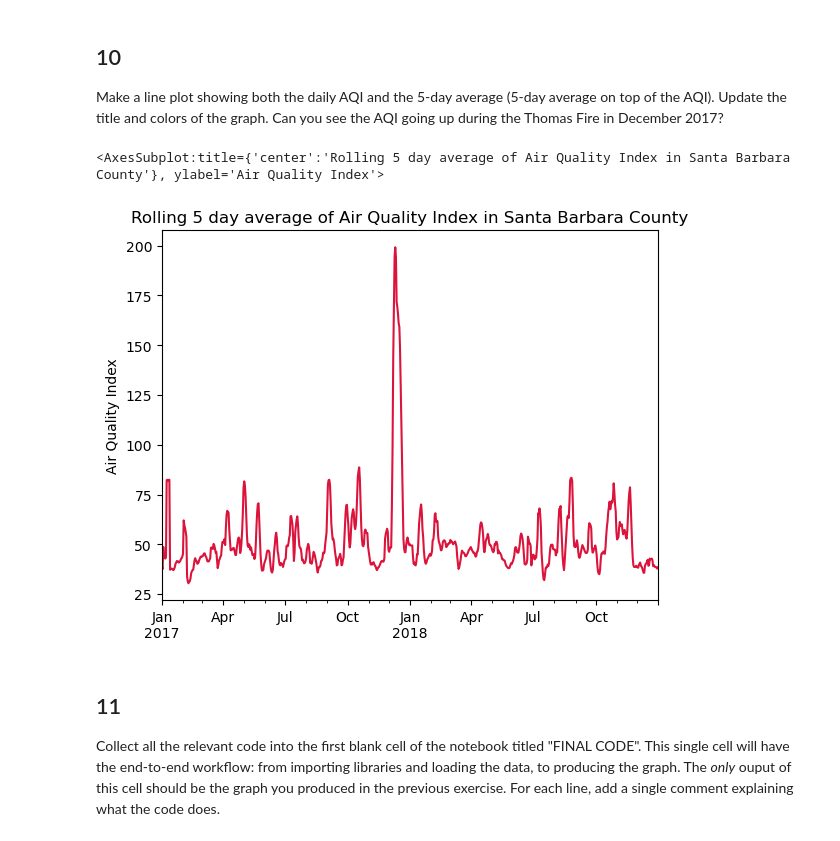
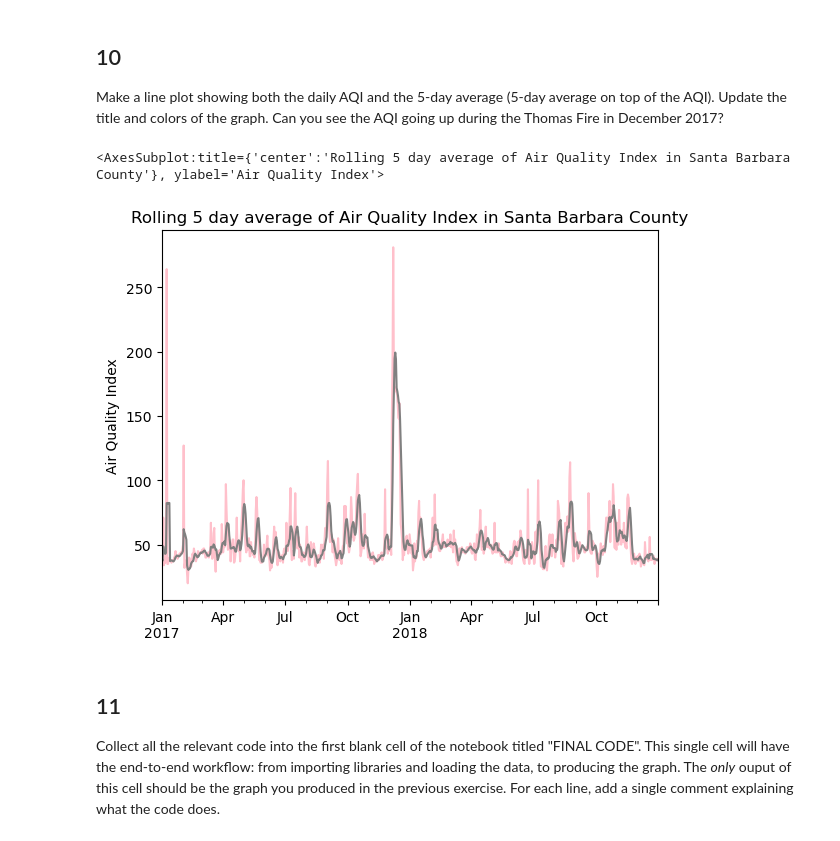
Before and after one commit to shmuir/eds220-hwk-2, a Jupyter notebook: hwk2-task2-aqi.ipynb, the cells around one changed output. Drawn from its saved outputs; the diff is of its cells as text; code cells hidden in the pictures.

```diff
--- a/hwk2-task2-aqi.ipynb
+++ b/hwk2-task2-aqi.ipynb
@@ -186,7 +186,7 @@ In the next cell:
 2. Update the index of `aqi_sb` to be the date column.
 # %%
 #1.
-pd.to_datetime(aqi_sb.date)
+aqi_sb.date = pd.to_datetime(aqi_sb.date)
 
 #2.
 aqi_sb = aqi_sb.set_index('date')
@@ -229,8 +231,6 @@ https://pandas.pydata.org/pandas-docs/stable/reference/api/pandas.Series.rolling
 # here we add the aggregator function mean()
 # this indicates we want the mean over each window
 # and we get a pd.Series as ouput
-
-aqi_sb.index = pd.to_datetime(aqi_sb.index)
 aqi_sb.aqi.rolling('5D').mean()
 # %% [output]
 date
@@ -266,18 +266,18 @@ aqi_sb.head()
 ## 10
 Make a line plot showing both the daily AQI and the 5-day average (5-day average on top of the AQI). Update the title and colors of the graph. Can you see the AQI going up during the Thomas Fire in December 2017?
 # %%
-aqi_sb.plot(y = 'five_day_average',
+aqi_sb.plot(y = ['aqi', 'five_day_average'],
            kind = 'line',
            ylabel = 'Air Quality Index',
             xlabel = '',
             legend = None,
-            color = 'crimson',
+            color = ['pink', 'grey'],
            title = 'Rolling 5 day average of Air Quality Index in Santa Barbara County')
 
 # we can see a big spike in AQI during the Thomas fire in 2017
 # %% [output]
 <AxesSubplot:title={'center':'Rolling 5 day average of Air Quality Index in Santa Barbara County'}, ylabel='Air Quality Index'>
-[figure, old version]
+[figure, new version]
 # %% [markdown]
 ## 11
 
```
Also changed, not shown: parts of 1 cell of this notebook, 1 other file.
